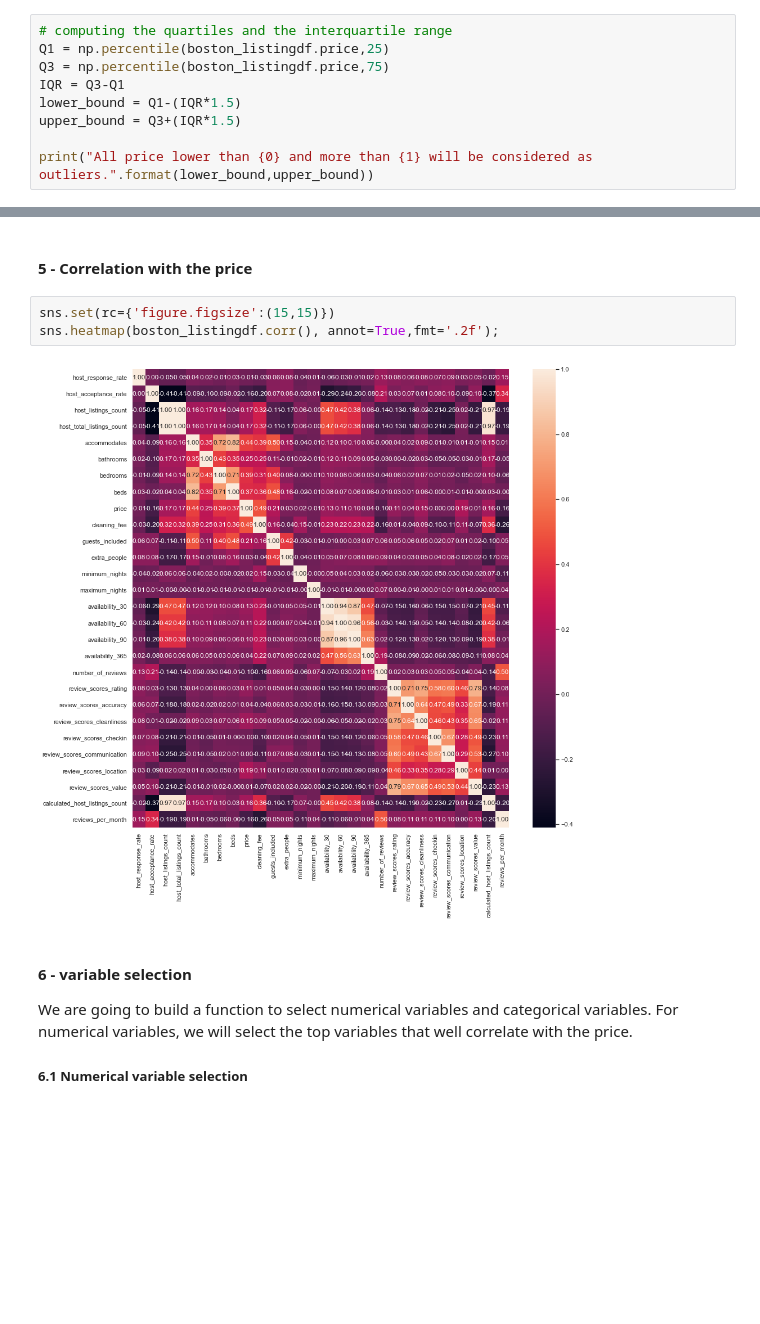
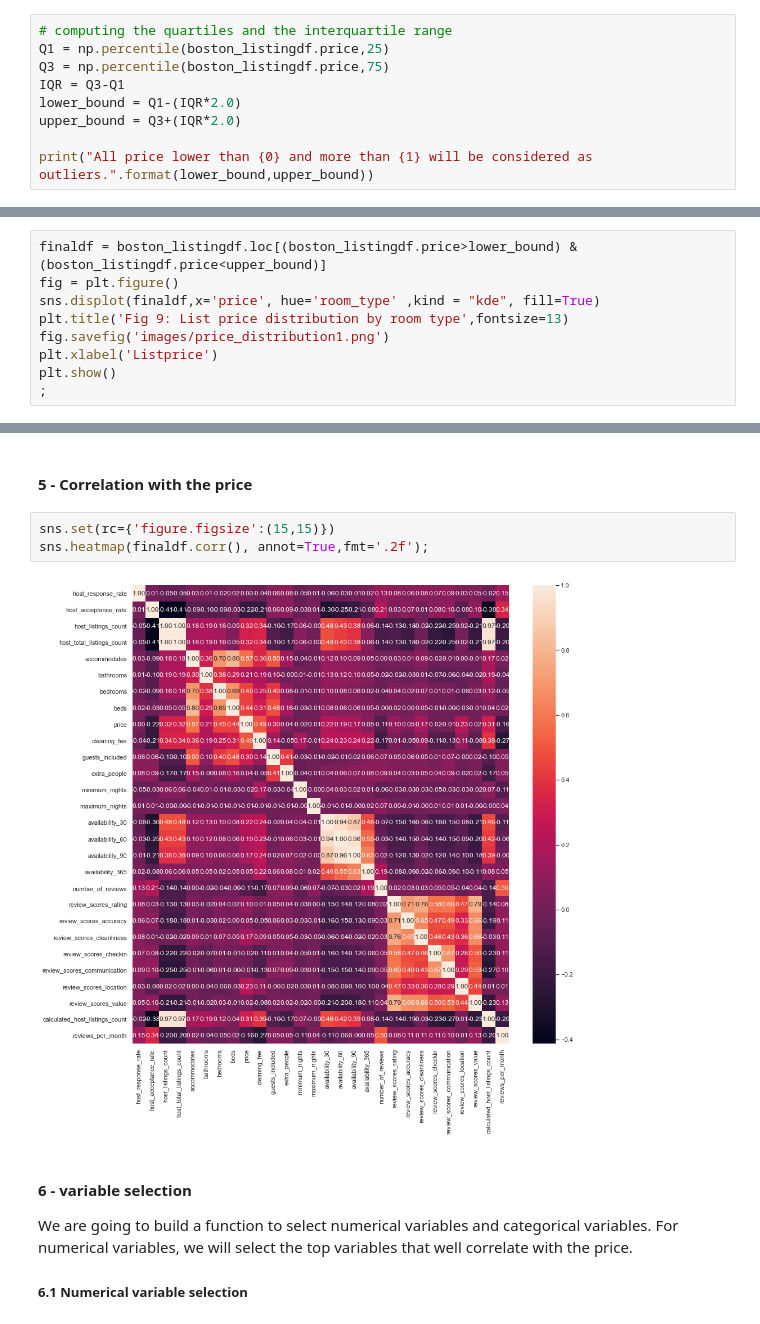
Before and after one commit to tmbothe/AirBnB_Analysis, a Jupyter notebook: Modeling.ipynb, the cells around one changed output, grey strips where cells are left out. Saved outputs shown, nothing was run; the diff lists cells and outputs as text; blank space fills up the shorter version.

```diff
--- a/Modeling.ipynb
+++ b/Modeling.ipynb
@@ -159,8 +178,8 @@ An outlier is a value that lies at an abnormally high distance from other values
 Q1 = np.percentile(boston_listingdf.price,25)
 Q3 = np.percentile(boston_listingdf.price,75)
 IQR = Q3-Q1
-lower_bound = Q1-(IQR*1.5)
-upper_bound = Q3+(IQR*1.5)
+lower_bound = Q1-(IQR*2.0)
+upper_bound = Q3+(IQR*2.0)
 
 print("All price lower than {0} and more than {1} will be considered as outliers.".format(lower_bound,upper_bound))
 # %% [output]
@@ -178,3 +197,12 @@ outdf[['neighbourhood_cleansed','room_type','minimum_nights','maximum_nights','p
 | 793 | Roxbury | Private room | 1 | 1125 | 1,400.00 |
 | 3055 | South Boston Waterfront | Entire home/apt | 1 | 1125 | 3,000.00 |
 | 2285 | Fenway | Entire home/apt | 6 | 1125 | 4,000.00 |
+# %%
+finaldf = boston_listingdf.loc[(boston_listingdf.price>lower_bound) & (boston_listingdf.price<upper_bound)]
+fig = plt.figure()
+sns.displot(finaldf,x='price', hue='room_type' ,kind = "kde", fill=True)
+plt.title('Fig 9: List price distribution by room type',fontsize=13)
+fig.savefig('images/price_distribution1.png')
+plt.xlabel('Listprice')
+plt.show()
+;
@@ -184,9 +216,9 @@ The high price seems to be associated to a very long stay. Therefore, we will ke
 #### 5 - Correlation with the price
 # %%
 sns.set(rc={'figure.figsize':(15,15)})
-sns.heatmap(boston_listingdf.corr(), annot=True,fmt='.2f');
+sns.heatmap(finaldf.corr(), annot=True,fmt='.2f');
 # %% [output]
-[figure, old version]
+[figure, new version]
 # %% [markdown]
 #### 6 - variable selection
 We are going to build a function to select numerical variables and categorical variables. For numerical variables, we will select the top variables that well correlate with the price.
```
Also changed, not shown: parts of 24 cells of this notebook, 2 other files.
